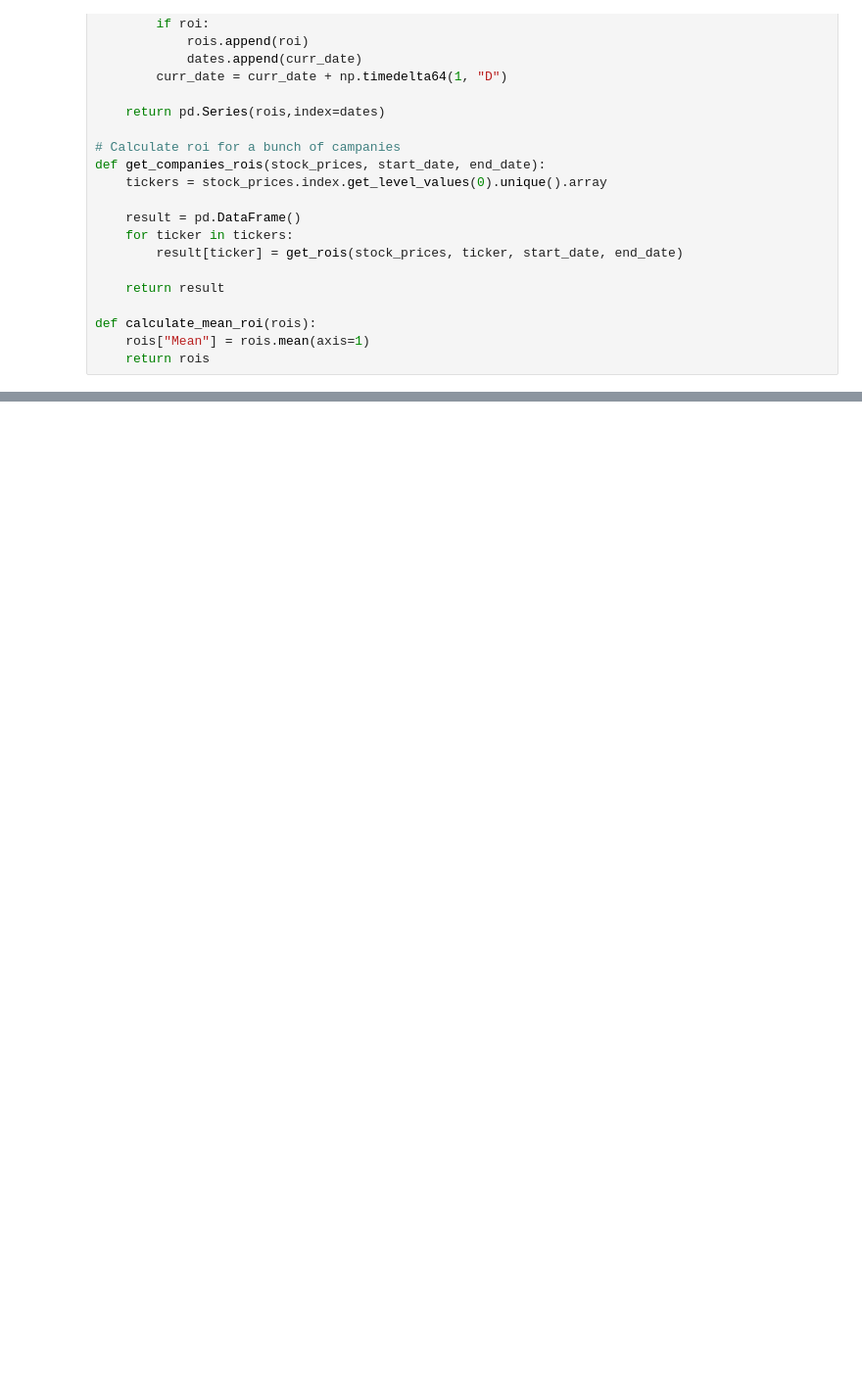
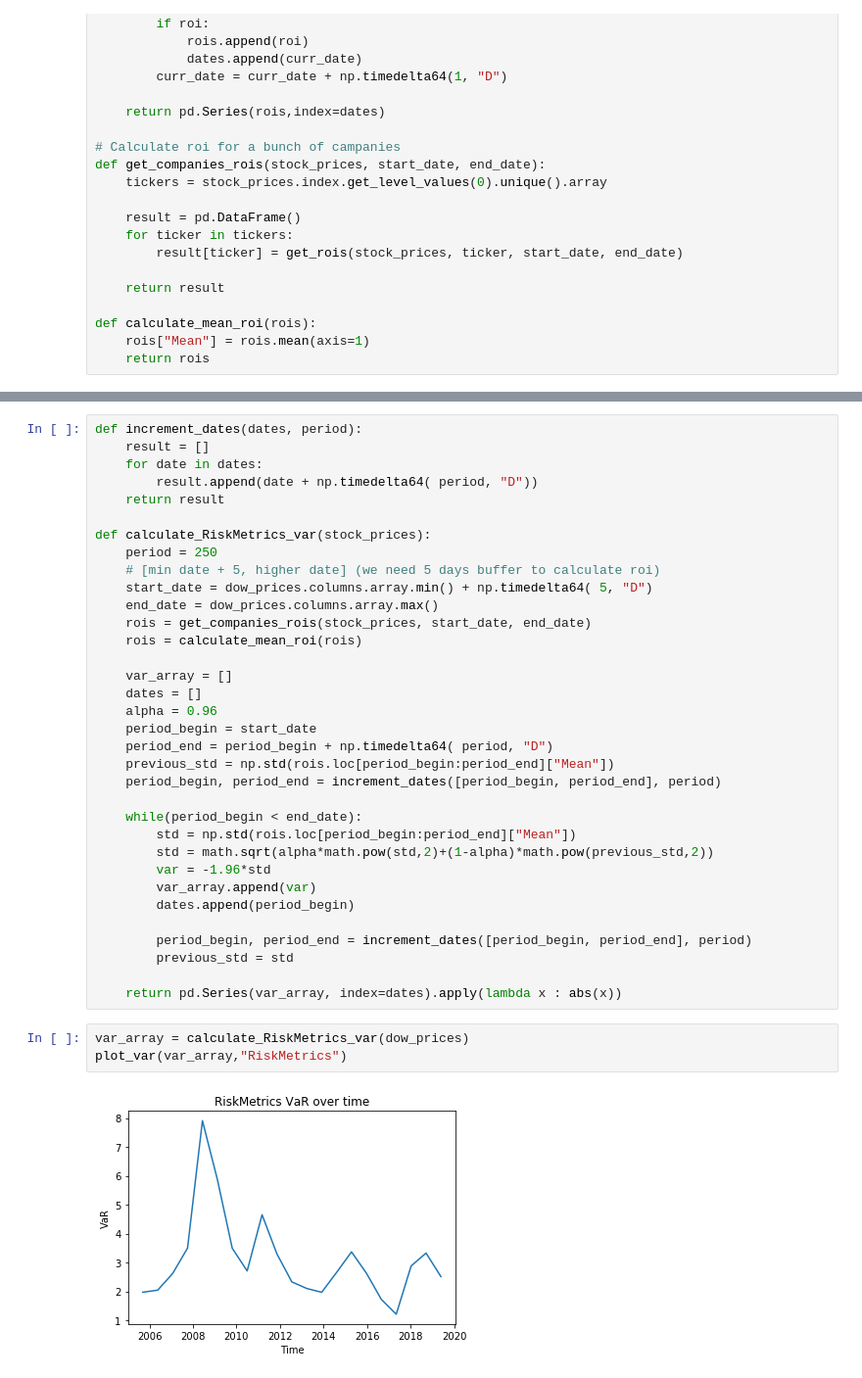
Before and after one commit to poclecoqq/Trending-stocks, a Jupyter notebook: tp1/Question2.ipynb, the cells around one changed output, grey strips where cells are left out. Shown: that part at 98% size. Saved outputs shown, nothing was run; the diff lists cells and outputs as text; blank space fills up the shorter version.

Commit message:
Var RiskMetrics done

```diff
--- a/tp1/Question2.ipynb
+++ b/tp1/Question2.ipynb
@@ -126,0 +120,39 @@ allo
+# %%
+def increment_dates(dates, period):
+    result = []
+    for date in dates:
+        result.append(date + np.timedelta64( period, "D"))
+    return result
+
+def calculate_RiskMetrics_var(stock_prices):
+    period = 250
+    # [min date + 5, higher date] (we need 5 days buffer to calculate roi)
+    start_date = dow_prices.columns.array.min() + np.timedelta64( 5, "D")
+    end_date = dow_prices.columns.array.max()
+    rois = get_companies_rois(stock_prices, start_date, end_date)
+    rois = calculate_mean_roi(rois)
+
+    var_array = []
+    dates = []
+    alpha = 0.96
+    period_begin = start_date
+    period_end = period_begin + np.timedelta64( period, "D")
+    previous_std = np.std(rois.loc[period_begin:period_end]["Mean"])
+    period_begin, period_end = increment_dates([period_begin, period_end], period)
+
+    while(period_begin < end_date):
+        std = np.std(rois.loc[period_begin:period_end]["Mean"])
+        std = math.sqrt(alpha*math.pow(std,2)+(1-alpha)*math.pow(previous_std,2))
+        var = -1.96*std
+        var_array.append(var)
+        dates.append(period_begin)
+
+        period_begin, period_end = increment_dates([period_begin, period_end], period)
+        previous_std = std
+
+    return pd.Series(var_array, index=dates).apply(lambda x : abs(x))
+# %%
+var_array = calculate_RiskMetrics_var(dow_prices)
+plot_var(var_array,"RiskMetrics")
+# %% [output]
+[figure, added]
```
Also changed, not shown: parts of 4 cells of this notebook.
